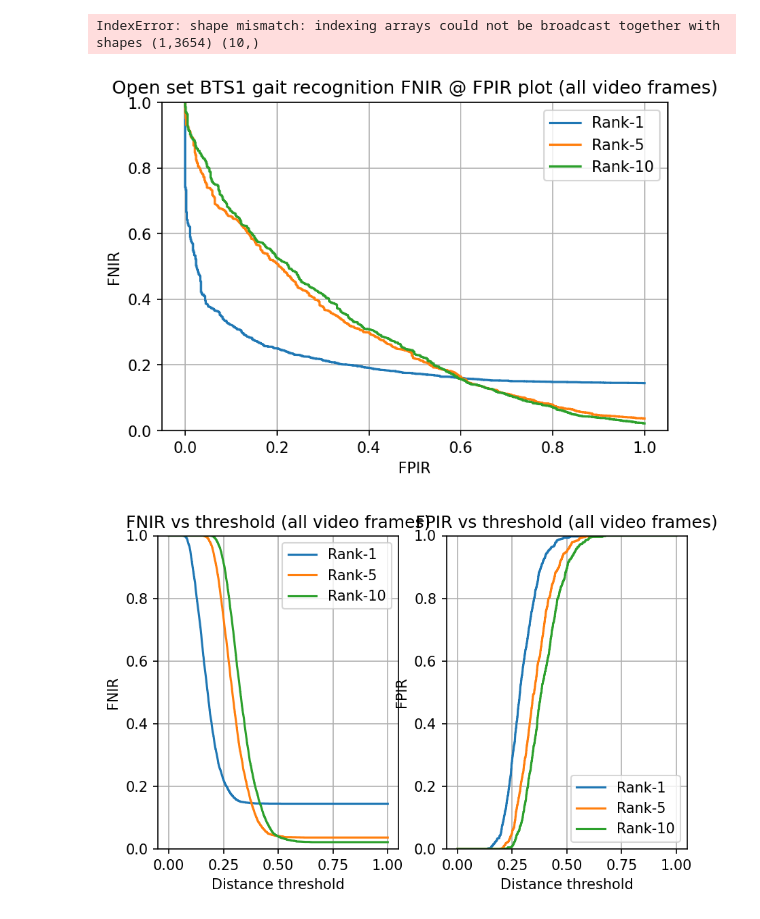
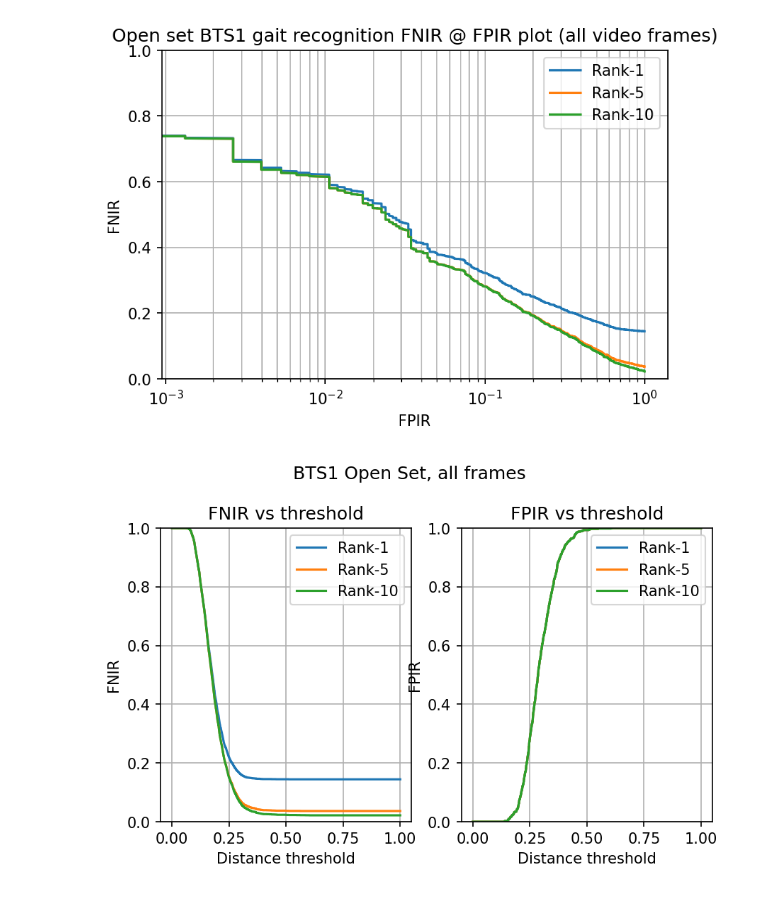
Before and after one commit to RyanAshbaugh/OpenGait, a Jupyter notebook: evaluation_analysis.ipynb, the cells around one changed output. Cells and saved outputs as stored; diff of their text form; code cells hidden in the pictures.

Commit message:
fixed FNIR calculation

```diff
--- a/evaluation_analysis.ipynb
+++ b/evaluation_analysis.ipynb
@@ -7,7 +7,7 @@ import sys
 sys.path.insert(0, '/research/iprobe-ashbau12/repos/outside/OpenGait/opengait/')
 from utils.evaluation import cuda_dist
 # %%
-test_metric_file = "./all_probe_test_metrics.pkl"
+test_metric_file = "./all_probe_test_metrics_all_frames.pkl"
 with open(test_metric_file, "rb") as f:
     probe_seqs = pickle.load(f)
     gallery_seqs = pickle.load(f)
@@ -84,0 +115,5 @@ np.round(np.sum(np.cumsum(np.reshape(probe_y, [-1, 1]) == gallery_y[idx[:, 0:num
+# %%
+false_positives = findProbesWithAFalsePositive(ranked_distances[non_mated_probes_mask, :],
+                                               5,
+                                               0.25)
+print(false_positives.sum())
@@ -178,4 +175,0 @@ match_N_for_each_row = true_in_col_N_with_probe_match.argmax(axis=1)
-# %%
-probe_in_top_N[np.where(mated_probes_mask), match_N_for_each_row]
-# %% [output]
-IndexError: shape mismatch: indexing arrays could not be broadcast together with shapes (1,3654) (10,)
@@ -195,14 +183,7 @@ dpi = 150
 fig = plt.figure(facecolor='white', dpi=dpi)
 
 for rr, rank in enumerate(ranks):
-    plt.plot(fpirs[rr, :], fnirs[rr, :], label='Rank-{}'.format(rank+1))
-# plt.plot(fpirs[0, :], cos_distance_thresholds, label='Cos distance threshold')
-# plt.plot(cos_distance_thresholds, fnirs[0, :], label='Cos distance threshold')
-
-
-# plt.semilogx(fpirs[0, :], fnirs[0, :], label='Rank-{}'.format(1))
-# plt.semilogx(fpirs[1, :], fnirs[1, :], label='Rank-{}'.format(5))
-# plt.semilogx(fpirs[2, :], fnirs[2, :], label='Rank-{}'.format(10))
+    plt.semilogx(fpirs[rr, :], fnirs[rr, :], label='Rank-{}'.format(rank))
 
 plt.title('Open set BTS1 gait recognition FNIR @ FPIR plot (all video frames)')
 plt.xlabel('FPIR')
@@ -213,50 +194,38 @@ plt.grid(which='minor')
 plt.ylim([0, 1])
 plt.show()
 # %% [output]
-[figure, old version]
+[figure, new version]
 # %%
 fig2 = plt.figure(facecolor='white', dpi=dpi)
+fig2.suptitle('BTS1 Open Set, all frames')
 plt.subplot(1, 2, 1)
 
 for rr, rank in enumerate(ranks):
-    plt.plot(cos_distance_thresholds, fnirs[rr, :], label='Rank-{}'.format(rank+1))
-# plt.plot(fpirs[0, :], cos_distance_thresholds, label='Cos distance threshold')
-# plt.plot(cos_distance_thresholds, fnirs[0, :], label='Cos distance threshold')
-
-
-# plt.semilogx(fpirs[0, :], fnirs[0, :], label='Rank-{}'.format(1))
-# plt.semilogx(fpirs[1, :], fnirs[1, :], label='Rank-{}'.format(5))
-# plt.semilogx(fpirs[2, :], fnirs[2, :], label='Rank-{}'.format(10))
+    plt.plot(cos_distance_thresholds, fnirs[rr, :], label='Rank-{}'.format(rank))
 
 plt.tight_layout()
-plt.title('FNIR vs threshold (all video frames)')
+plt.title('FNIR vs threshold')
 plt.xlabel('Distance threshold')
 plt.ylabel('FNIR')
 plt.legend()
 plt.grid(which='major')
 plt.grid(which='minor')
 plt.ylim([0, 1])
 
 plt.subplot(1, 2, 2)
 
 for rr, rank in enumerate(ranks):
-    plt.plot(cos_distance_thresholds, fpirs[rr, :], label='Rank-{}'.format(rank+1))
-# plt.plot(fpirs[0, :], cos_distance_thresholds, label='Cos distance threshold')
-# plt.plot(cos_distance_thresholds, fnirs[0, :], label='Cos distance threshold')
+    plt.plot(cos_distance_thresholds, fpirs[rr, :], label='Rank-{}'.format(rank))
 
 
-# plt.semilogx(fpirs[0, :], fnirs[0, :], label='Rank-{}'.format(1))
-# plt.semilogx(fpirs[1, :], fnirs[1, :], label='Rank-{}'.format(5))
-# plt.semilogx(fpirs[2, :], fnirs[2, :], label='Rank-{}'.format(10))
-
 plt.tight_layout()
-plt.title('FPIR vs threshold (all video frames)')
+plt.title('FPIR vs threshold')
 plt.xlabel('Distance threshold')
 plt.ylabel('FPIR')
 plt.legend()
 plt.grid(which='major')
 plt.grid(which='minor')
 plt.ylim([0, 1])
 plt.show()
 # %% [output]
-[figure, old version]
+[figure, new version]
```
Also changed, not shown: parts of 18 cells of this notebook.
